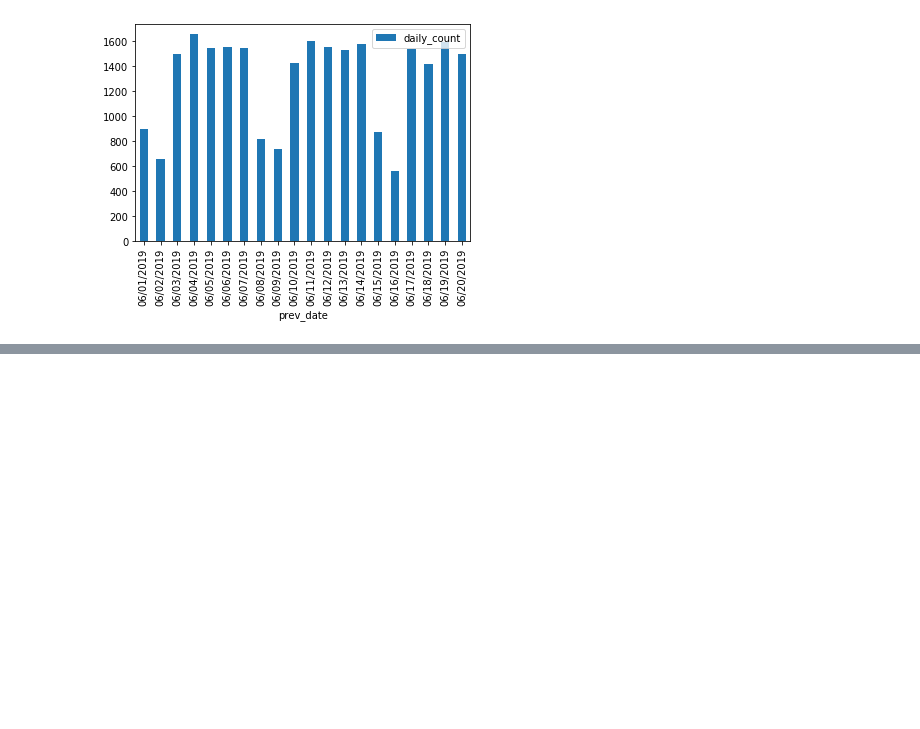
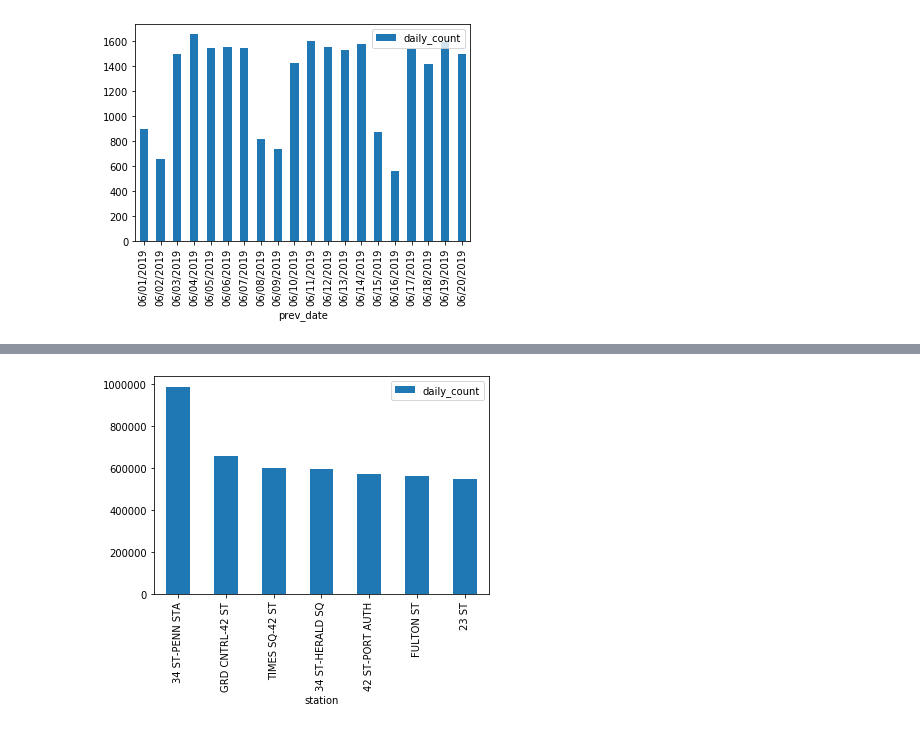
Before and after one commit to vickieLchan/MTA-Project, a Jupyter notebook: Benson Challenge by Xuping teammate Vickie and Yvonne.ipynb, the cells around one changed output, grey strips where cells are left out. Cells and saved outputs as stored; diff of their text form; code cells hidden in the pictures; blank space fills up the shorter version.

```diff
--- a/Benson Challenge by Xuping teammate Vickie and Yvonne.ipynb
+++ b/Benson Challenge by Xuping teammate Vickie and Yvonne.ipynb
@@ -259,0 +408,7 @@ memory usage: 8.1+ MB
+# %%
+df_station_weekly =  df_station_daily.groupby(["station"], as_index = False)\
+.agg({"daily_count": "sum" }).sort_values(["daily_count"], ascending=False).reset_index(drop=True)
+# %%
+ax = df_station_weekly[df_station_weekly.daily_count > 550000].plot.bar(x='station', y='daily_count', rot=90)
+# %% [output]
+[figure, added]
```
Also changed, not shown: parts of 27 cells of this notebook.
